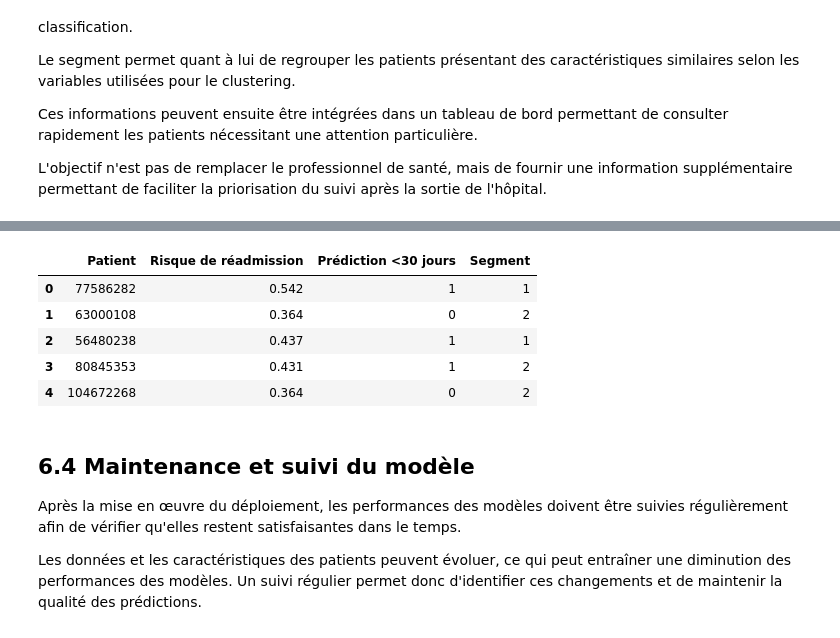
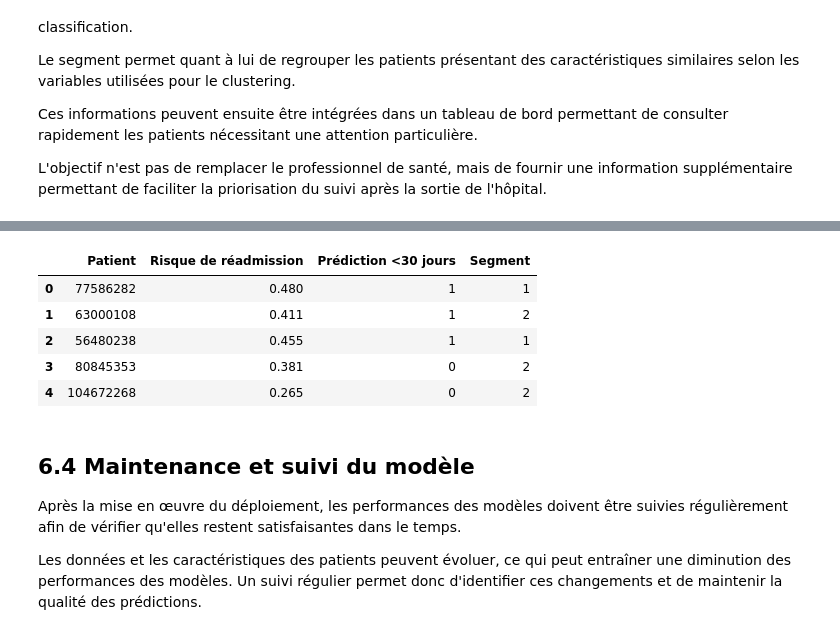
Before and after one commit to AlaKh09/Mentalist, a Jupyter notebook: mentalist_part2.ipynb, the cells around one changed output, grey strips where cells are left out. Drawn from its saved outputs; the diff is of its cells as text; code cells hidden in the pictures.

Commit message:
mise a jour final

```diff
--- a/mentalist_part2.ipynb
+++ b/mentalist_part2.ipynb
@@ -3514,14 +3532,16 @@ Le seuil par défaut (0,5) n'est pas adapté à une classe à 11 %. Selon le BO1
 # %%
-from sklearn.model_selection import GroupKFold, cross_val_predict
+from sklearn.model_selection import cross_val_predict
 from sklearn.base import clone
 from sklearn.metrics import fbeta_score
 
-# Meilleur modèle selon la PR-AUC test (critère principal du projet)
-best_name = res_rank["PR-AUC"].idxmax()
+# Meilleur modèle selon la PR-AUC de validation croisée (train uniquement)
+best_name = max(cv_pr_auc, key=cv_pr_auc.get)
+print("PR-AUC de validation croisée (train) :", {k: round(v, 3) for k, v in cv_pr_auc.items()})
 print("Modèle retenu :", best_name)
-A_tr, A_te = (Xtr_dense, Xte_dense) if best_name == "Gradient Boosting" else (X_train_transformed, X_test_transformed)
 
-# Prédictions out-of-fold sur le train, groupées par patient (aucun patient à la fois en fit et en validation)
+A_tr, A_te = Xtr_dense, Xte_dense
+
+# Prédictions out-of-fold sur le train, groupées par patient
 oof = cross_val_predict(clone(models[best_name]), A_tr, y_train,
                         cv=GroupKFold(n_splits=5), groups=groups_train,
                         method="predict_proba", n_jobs=1)[:, 1]
@@ -3921,93 +3886,39 @@ Cette étape permet ainsi de vérifier que les modèles développés pendant la
 # %%
 # Simulation du déploiement sur 5 séjours du jeu de test
-
-# Sélection de 5 séjours
 X_new = X_test.head(5).copy()
-
-# Identifiants patients conservés séparément dans groups_test
 patient_ids = groups_test.loc[X_new.index].values
 
-# =========================================================
-# 1. CLASSIFICATION : prédiction de la réadmission
-# =========================================================
+# 1. CLASSIFICATION
+X_new_class = X_new.copy()
+X_new_class["age"] = X_new_class["age"].map(age_mapping)
+X_new_class_input = preprocessor_classification.transform(X_new_class).toarray()
 
-# Copie des données
-X_new_class = X_new.copy()
-
-# Même transformation de la variable age
-X_new_class["age"] = X_new_class["age"].map(age_mapping)
-
-# Même prétraitement que lors de l'entraînement
-X_new_class_transformed = preprocessor_classification.transform(
-    X_new_class
-)
-
-# Le Gradient Boosting utilise une matrice dense
-if best_name == "Gradient Boosting":
-    X_new_class_input = X_new_class_transformed.toarray()
-else:
-    X_new_class_input = X_new_class_transformed
-
-# Modèle final retenu
 model_final = models[best_name]
-
-# Probabilité de réadmission < 30 jours
-risk_score = model_final.predict_proba(
-    X_new_class_input
-)[:, 1]
-
-# Application du seuil retenu lors de l'évaluation
+risk_score = model_final.predict_proba(X_new_class_input)[:, 1]
 risk_prediction = (risk_score >= best_thr).astype(int)
 
-# =========================================================
-# 2. CLUSTERING : identification du segment
-# =========================================================
+# 2. CLUSTERING
+X_new_seg = X_new.copy()
+X_new_seg["age"] = X_new_seg["age"].map(age_mapping)
+X_new_seg_transformed = preprocessor_segmentation.transform(X_new_seg)
+X_new_seg_dense = X_new_seg_transformed.toarray() if hasattr(X_new_seg_transformed, "toarray") else X_new_seg_transformed
+cluster_prediction = kmeans_final.predict(pca.transform(X_new_seg_dense))
 
-X_new_seg = X_new.copy()
-
-# Transformation de age
-X_new_seg["age"] = X_new_seg["age"].map(age_mapping)
-
-# Prétraitement de segmentation
-X_new_seg_transformed = preprocessor_segmentation.transform(
-    X_new_seg
-)
-
-# Conversion en matrice dense
-if hasattr(X_new_seg_transformed, "toarray"):
-    X_new_seg_dense = X_new_seg_transformed.toarray()
-else:
-    X_new_seg_dense = X_new_seg_transformed
-
-# Application de la PCA déjà entraînée
-X_new_seg_pca = pca.transform(
-    X_new_seg_dense
-)
-
-# Attribution du cluster
-cluster_prediction = kmeans_final.predict(
-    X_new_seg_pca
-)
-
-# =========================================================
-# 3. RESULTATS DU DEPLOIEMENT
-# =========================================================
-
+# 3. RÉSULTATS
 deployment_results = pd.DataFrame({
     "Patient": patient_ids,
     "Risque de réadmission": np.round(risk_score, 3),
     "Prédiction <30 jours": risk_prediction,
     "Segment": cluster_prediction
 })
-
 display(deployment_results)
 # %% [output]
 |  | Patient | Risque de réadmission | Prédiction <30 jours | Segment |
-| 0 | 77586282 | 0.542 | 1 | 1 |
-| 1 | 63000108 | 0.364 | 0 | 2 |
-| 2 | 56480238 | 0.437 | 1 | 1 |
-| 3 | 80845353 | 0.431 | 1 | 2 |
-| 4 | 104672268 | 0.364 | 0 | 2 |
+| 0 | 77586282 | 0.480 | 1 | 1 |
+| 1 | 63000108 | 0.411 | 1 | 2 |
+| 2 | 56480238 | 0.455 | 1 | 1 |
+| 3 | 80845353 | 0.381 | 0 | 2 |
+| 4 | 104672268 | 0.265 | 0 | 2 |
 # %% [markdown]
 ## 6.4 Maintenance et suivi du modèle
 
```
Also changed, not shown: parts of 37 cells of this notebook.
